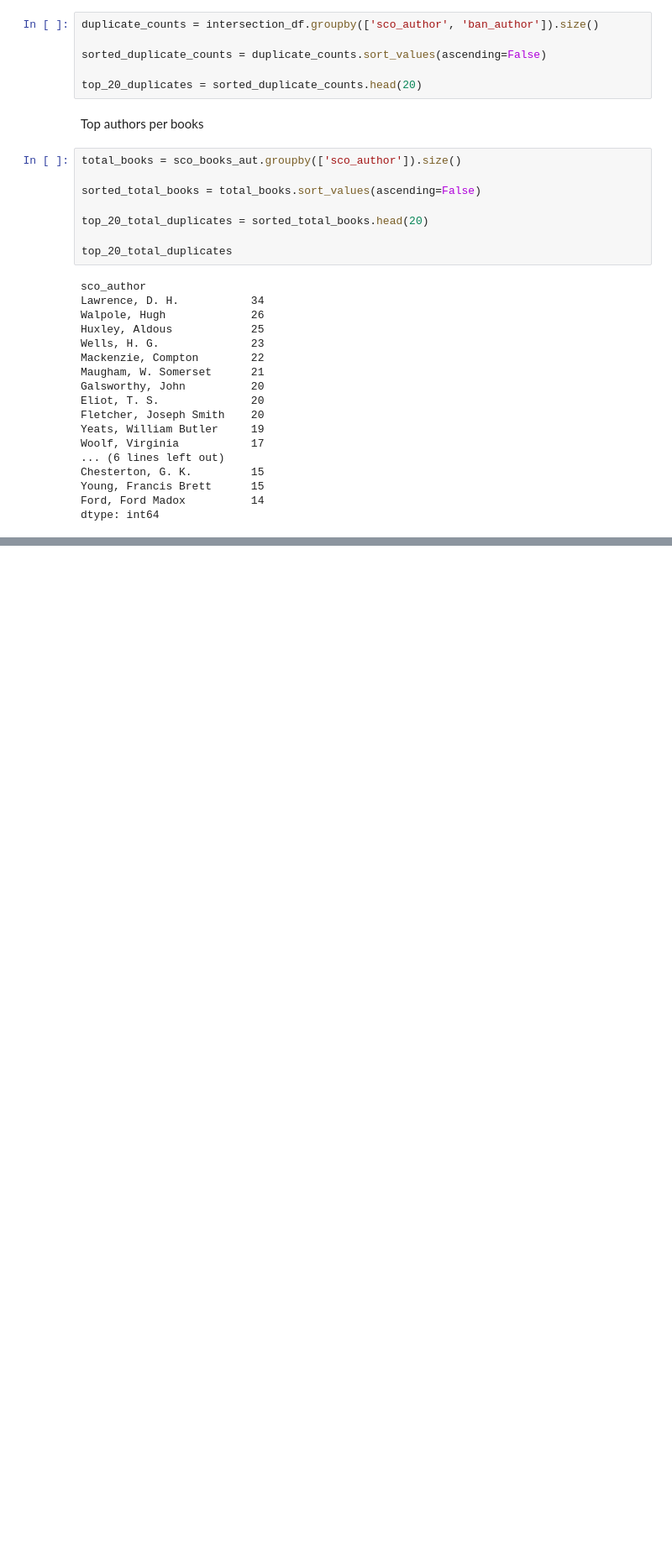
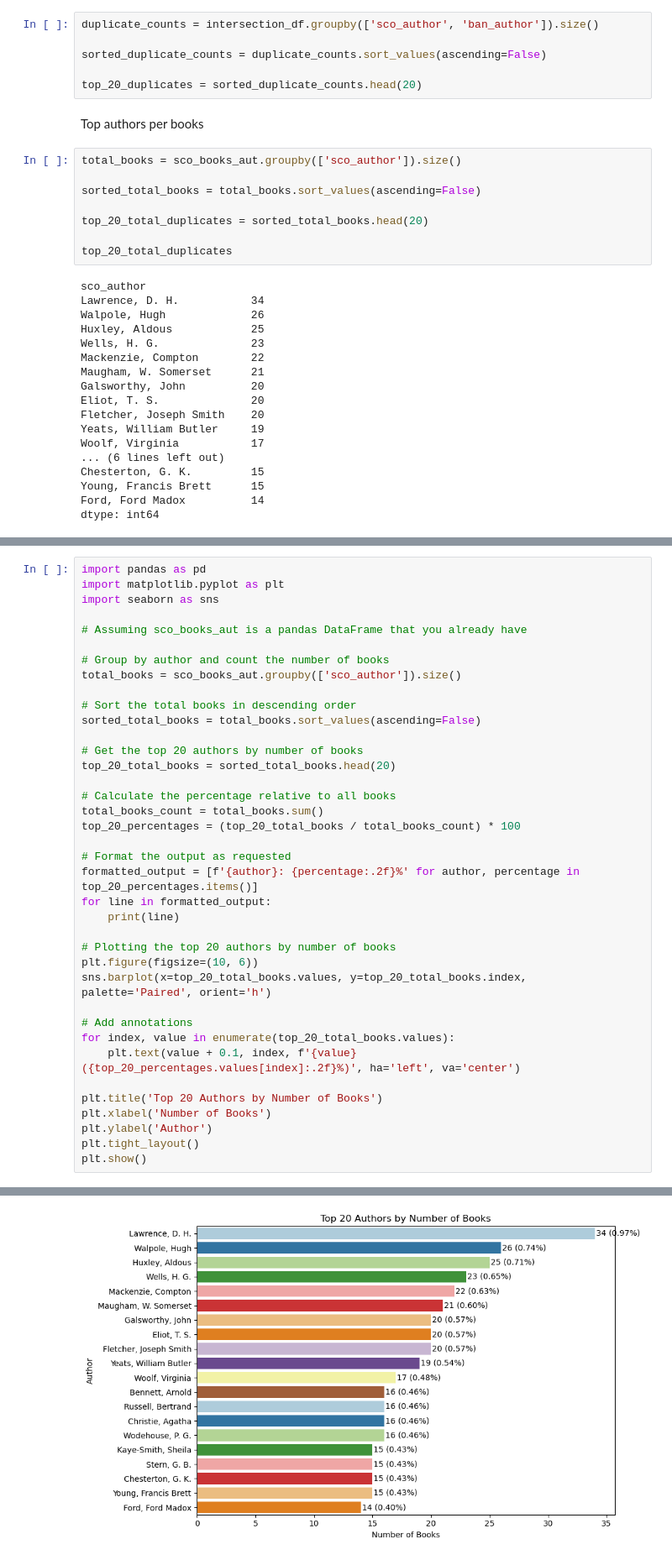
Before and after one commit to dittm/shakespeare-and-co, a Jupyter notebook: analysis/ban_ratio-total_author.ipynb, the cells around one changed output, grey strips where cells are left out. Shown: that part at 84% size. Drawn from its saved outputs; the diff is of its cells as text; blank space fills up the shorter version.

```diff
--- a/analysis/ban_ratio-total_author.ipynb
+++ b/analysis/ban_ratio-total_author.ipynb
@@ -245,0 +340,39 @@ Ratio of banned authors within the first dataset: 0.20074031890660593
+# %%
+import pandas as pd
+import matplotlib.pyplot as plt
+import seaborn as sns
+
+# Assuming sco_books_aut is a pandas DataFrame that you already have
+
+# Group by author and count the number of books
+total_books = sco_books_aut.groupby(['sco_author']).size()
+
+# Sort the total books in descending order
+sorted_total_books = total_books.sort_values(ascending=False)
+
+# Get the top 20 authors by number of books
+top_20_total_books = sorted_total_books.head(20)
+
+# Calculate the percentage relative to all books
+total_books_count = total_books.sum()
+top_20_percentages = (top_20_total_books / total_books_count) * 100
+
+# Format the output as requested
+formatted_output = [f'{author}: {percentage:.2f}%' for author, percentage in top_20_percentages.items()]
+for line in formatted_output:
+    print(line)
+
+# Plotting the top 20 authors by number of books
+plt.figure(figsize=(10, 6))
+sns.barplot(x=top_20_total_books.values, y=top_20_total_books.index, palette='Paired', orient='h')
+
+# Add annotations
+for index, value in enumerate(top_20_total_books.values):
+    plt.text(value + 0.1, index, f'{value} ({top_20_percentages.values[index]:.2f}%)', ha='left', va='center')
+
+plt.title('Top 20 Authors by Number of Books')
+plt.xlabel('Number of Books')
+plt.ylabel('Author')
+plt.tight_layout()
+plt.show()
+# %% [output]
@@ -245,0 +399 @@ Ratio of banned authors within the first dataset: 0.20074031890660593
+[figure, added]
```
Also changed, not shown: parts of 10 cells of this notebook, 27 other files.
